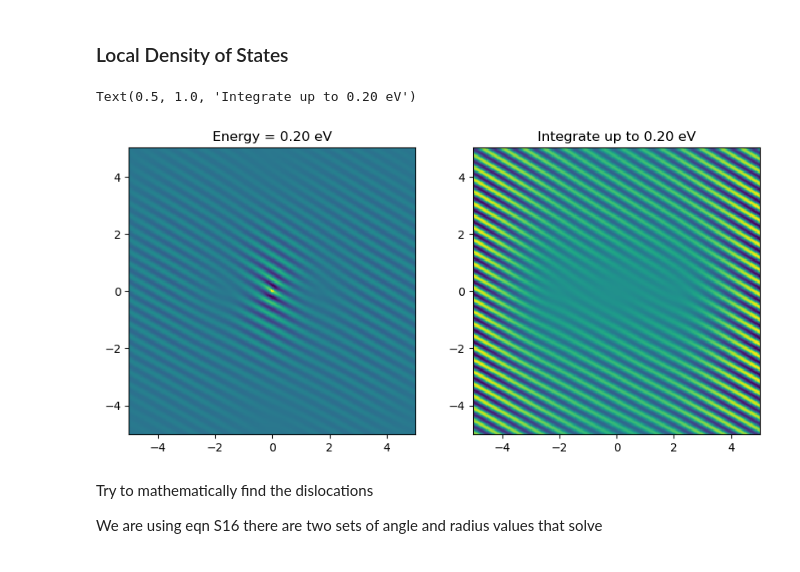
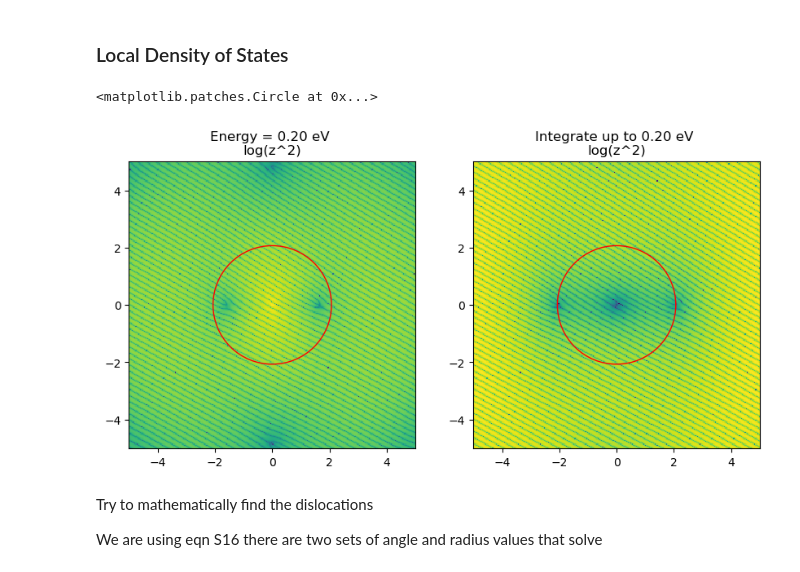
Before and after one commit to HollenLab/QPI-Scattering, a Jupyter notebook: Dislocations/dislocations_analytical.ipynb, the cells around one changed output. Drawn from its saved outputs; the diff is of its cells as text; code cells hidden in the pictures.

```diff
--- a/Dislocations/dislocations_analytical.ipynb
+++ b/Dislocations/dislocations_analytical.ipynb
@@ -163,16 +163,22 @@ zz_onelevel = np.array(zz_onelevel).reshape(len(xlin), len(ylin))
 # %%
 fig1l, axs1l = plt.subplots(1, 2, figsize=(10, 5))
 
-axs1l[0].pcolormesh(xx, yy, zz_onelevel)
+circl = plt.Circle((0, 0), 2.0705, color='red', fill=False)
+circl2 = plt.Circle((0, 0), 2.0705, color='red', fill=False)
+#axs1l[1].add_patch(circl)
+
+axs1l[0].pcolormesh(xx, yy, np.log(zz_onelevel ** 2))
 axs1l[0].set_aspect('equal')
-axs1l[0].set_title(f'Energy = {Vb:.2f} eV')
+axs1l[0].set_title(f'Energy = {Vb:.2f} eV \nlog(z^2)')
+axs1l[0].add_patch(circl)
 
-axs1l[1].pcolormesh(xx, yy, zz)
+axs1l[1].pcolormesh(xx, yy, np.log(zz ** 2))
 axs1l[1].set_aspect('equal')
-axs1l[1].set_title(f'Integrate up to {Vb:.2f} eV')
+axs1l[1].set_title(f'Integrate up to {Vb:.2f} eV \nlog(z^2)')
+axs1l[1].add_patch(circl2)
 # %% [output]
-Text(0.5, 1.0, 'Integrate up to 0.20 eV')
+<matplotlib.patches.Circle at 0x...>
-[figure, old version]
+[figure, new version]
 # %% [markdown]
 Try to mathematically find the dislocations
 
```
Also changed, not shown: 7 other files.
